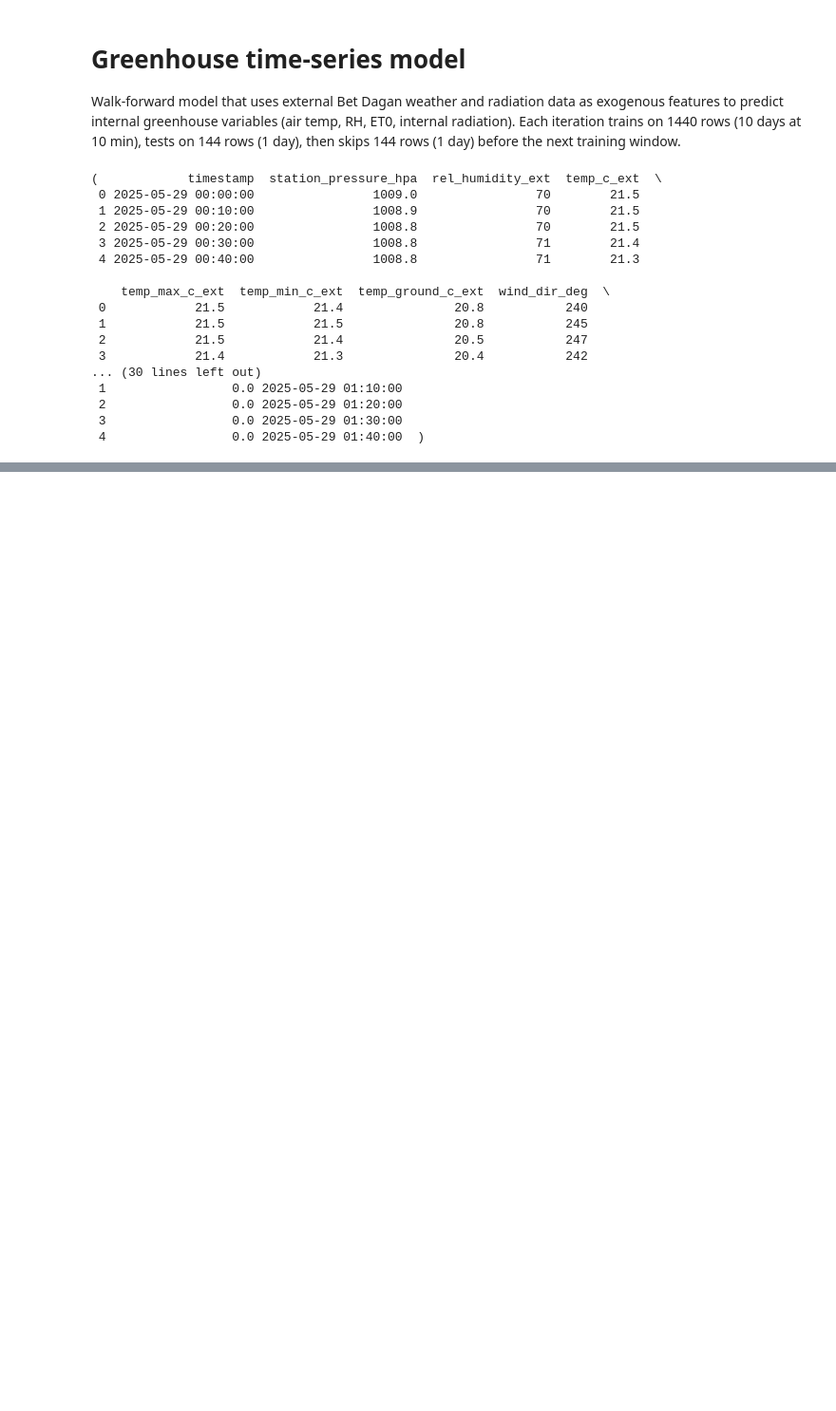
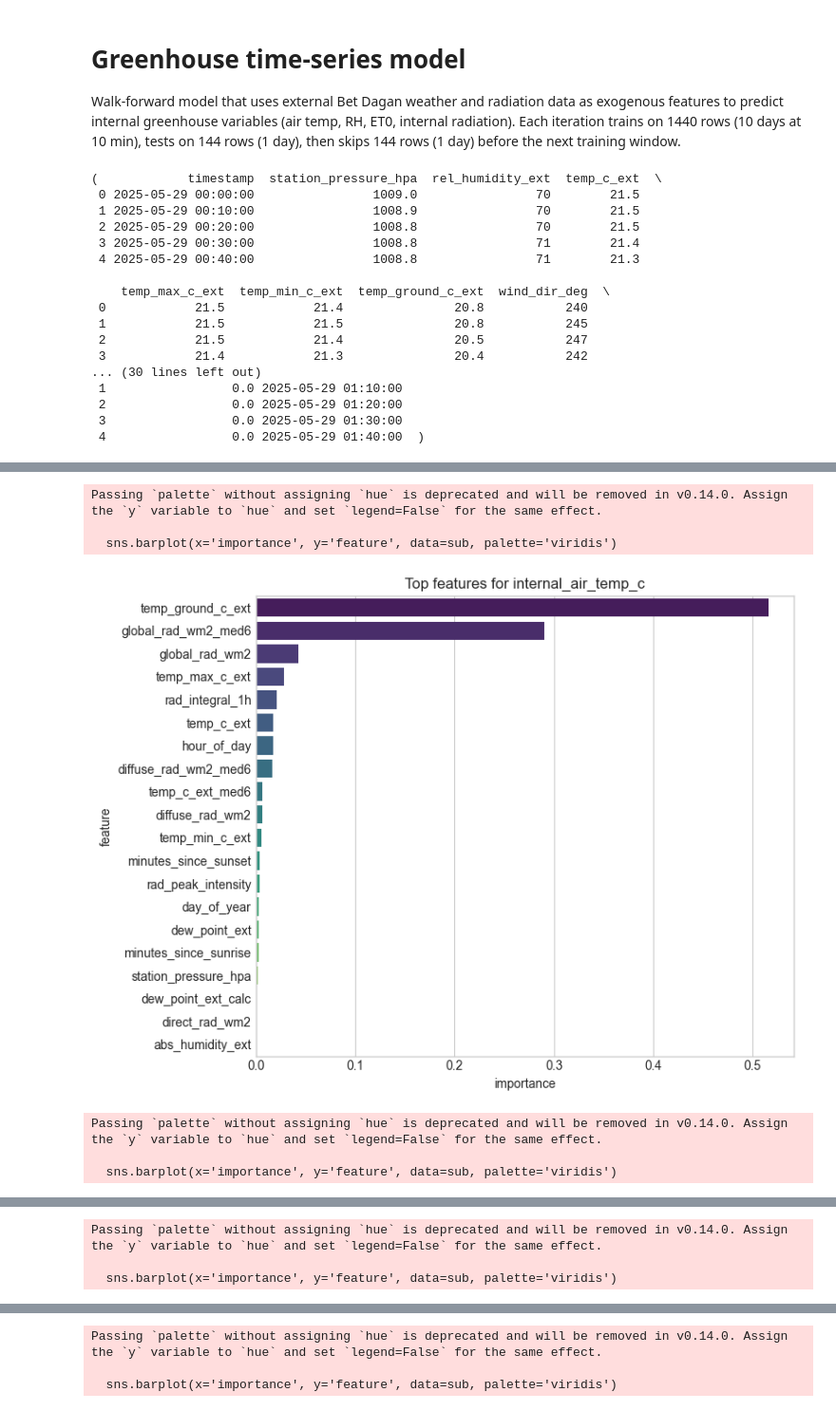
Before and after one commit to EliyahuEden/final_data_file, a Jupyter notebook: greenhouse_time_series_walkforward.ipynb, the cells around one changed output, grey strips where cells are left out. Shown at 95% size. Saved outputs shown, nothing was run; the diff lists cells and outputs as text; code cells hidden in the pictures; blank space fills up the shorter version.

```diff
--- a/greenhouse_time_series_walkforward.ipynb
+++ b/greenhouse_time_series_walkforward.ipynb
@@ -3,7 +3,6 @@
 
 Walk-forward model that uses external Bet Dagan weather and radiation data as exogenous features to predict internal greenhouse variables (air temp, RH, ET0, internal radiation). Each iteration trains on 1440 rows (10 days at 10 min), tests on 144 rows (1 day), then skips 144 rows (1 day) before the next training window.
 # %%
-
 import numpy as np
 import pandas as pd
 from pathlib import Path
@@ -18,7 +17,7 @@ DATA_DIR = Path('.')
 TRAIN_WINDOW = 1440  # 10 days of 10-minute samples
 TEST_WINDOW = 144    # 1 day of 10-minute samples
 GAP = 0            # no skip between train and test blocks
-MAX_TRAIN_ROWS = TRAIN_WINDOW  # sliding window: 10 days train for each 1-day test
+MAX_TRAIN_ROWS = None  # use full history (no cap)
 from xgboost import XGBRegressor
 # %%
 # Load raw files
@@ -77,8 +76,10 @@ if unparsed:
     print(f"Warning: {unparsed} micro rows had unparsable timestamps; dropping them")
 micro = micro.assign(timestamp=micro_ts).dropna(subset=["timestamp"])
 
-# Ensure micro is sorted
+# Ensure micro is sorted and truncated to the expected campaign window
 micro = micro.sort_values("timestamp").reset_index(drop=True)
+expected_start = pd.Timestamp("2025-05-29 01:00:00")
+micro = micro[micro["timestamp"] >= expected_start].reset_index(drop=True)
 
 # Parse weather/radiation timestamps
 weather["timestamp"] = pd.to_datetime(weather["timestamp"], dayfirst=True, format="mixed")
@@ -433,7 +241,0 @@ Saved target predictions to predicted_targets_for_rh.csv
-# %%
-# Per-target mean summary (keeps MAE, MAE%, RMSE, R2)
-for t in target_cols:
-    cols = [c for c in metrics_all.columns if any(k in c for k in [f"mae_{t}", f"mae_pct_{t}", f"rmse_{t}", f"r2_{t}"])]
-    if cols:
-        print(f"\nOverall for {t}:")
-        display(metrics_all[cols].mean().to_frame("mean").T)
@@ -501,6 +241,0 @@ Saved RH metrics to metrics_internal_rh.csv and predictions to preds_internal_rh
-# %%
-for t in rh_target:
-    cols = [c for c in metrics_rh .columns if any(k in c for k in [f"mae_{t}", f"mae_pct_{t}", f"rmse_{t}", f"r2_{t}"])]
-    if cols:
-        print(f"\nOverall for {t}:")
-        display(metrics_rh [cols].mean().to_frame("mean").T)
@@ -513,0 +508,42 @@ Overall for p:
+# %%
+# Feature importance per target (trained once on full dataset)
+# Stage 1 targets use externals (feature_cols); RH uses stage-1 predictions + externals (rh_feature_cols)
+all_targets = stage1_targets + ["internal_rh_pct"]
+importance_rows = []
+for target in all_targets:
+    if target in stage1_targets:
+        feat_cols_t = feature_cols
+        model_t = clone(base_estimator)
+        X = data[feat_cols_t]
+        y = data[target]
+    else:  # internal_rh_pct
+        feat_cols_t = rh_feature_cols
+        model_t = clone(base_estimator)
+        X = data_stage2[feat_cols_t]
+        y = data_stage2[target]
+    model_t.fit(X, y)
+    fi = getattr(model_t, 'feature_importances_', None)
+    if fi is None:
+        print(f"No native feature_importances_ for target {target}; skipping")
+        continue
+    importance_rows.append(pd.DataFrame({"feature": feat_cols_t, "importance": fi, "target": target}))
+
+if not importance_rows:
+    print('No feature importances available for this model type/version.')
+else:
+    importance_df = pd.concat(importance_rows, ignore_index=True)
+    for target in all_targets:
+        sub = importance_df[importance_df['target'] == target].sort_values('importance', ascending=False).head(20)
+        plt.figure(figsize=(8, 6))
+        sns.barplot(x='importance', y='feature', data=sub, palette='viridis')
+        plt.title(f'Top features for {target}')
+        plt.tight_layout()
+        plt.show()
+# %% [output]
+Passing `palette` without assigning `hue` is deprecated and will be removed in v0.14.0. Assign the `y` variable to `hue` and set `legend=False` for the same effect.
+
+  sns.barplot(x='importance', y='feature', data=sub, palette='viridis')
+[figure, added]
+Passing `palette` without assigning `hue` is deprecated and will be removed in v0.14.0. Assign the `y` variable to `hue` and set `legend=False` for the same effect.
+
+  sns.barplot(x='importance', y='feature', data=sub, palette='viridis')
@@ -513,0 +551,3 @@ Overall for p:
+Passing `palette` without assigning `hue` is deprecated and will be removed in v0.14.0. Assign the `y` variable to `hue` and set `legend=False` for the same effect.
+
+  sns.barplot(x='importance', y='feature', data=sub, palette='viridis')
@@ -513,0 +555,3 @@ Overall for p:
+Passing `palette` without assigning `hue` is deprecated and will be removed in v0.14.0. Assign the `y` variable to `hue` and set `legend=False` for the same effect.
+
+  sns.barplot(x='importance', y='feature', data=sub, palette='viridis')
```
Also changed, not shown: parts of 12 cells of this notebook, 4 other files.
